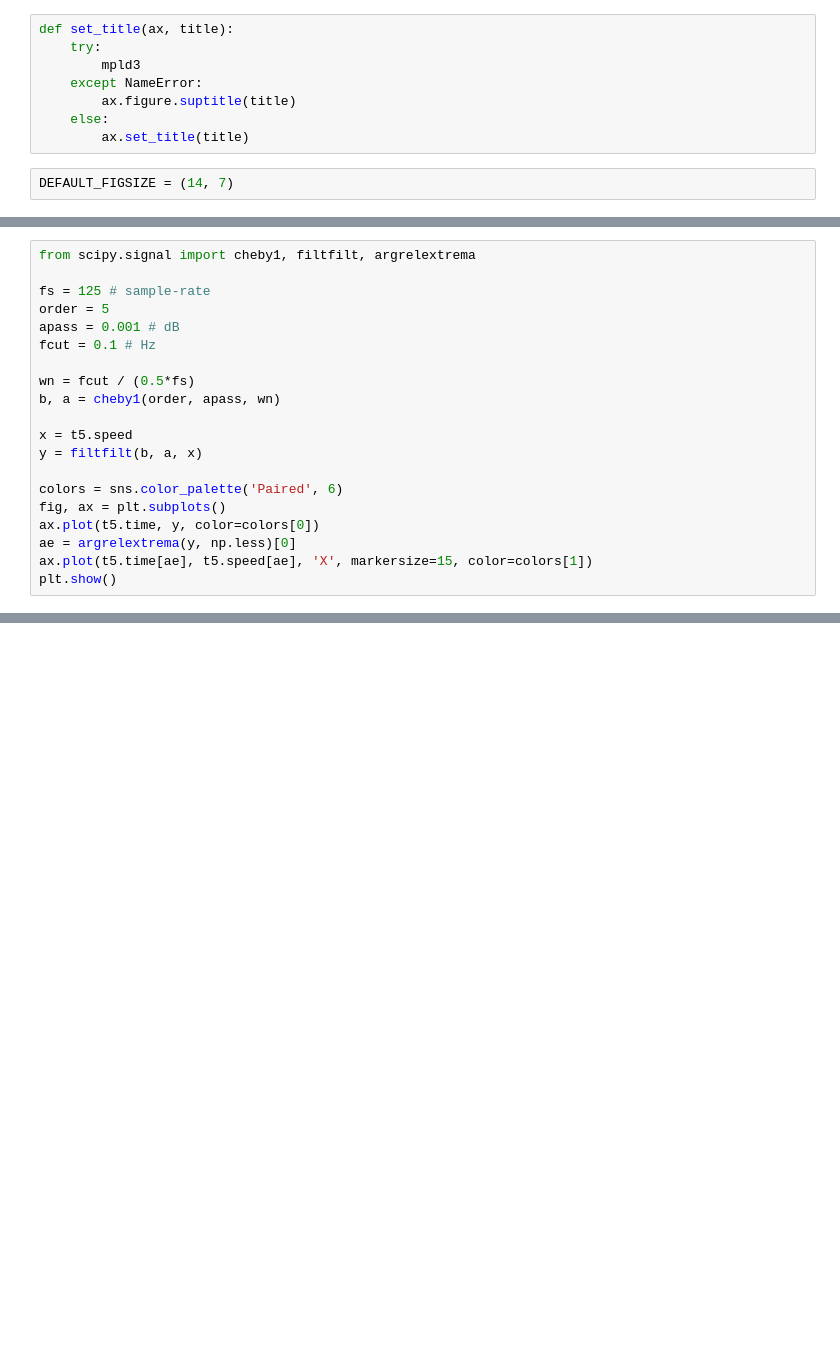
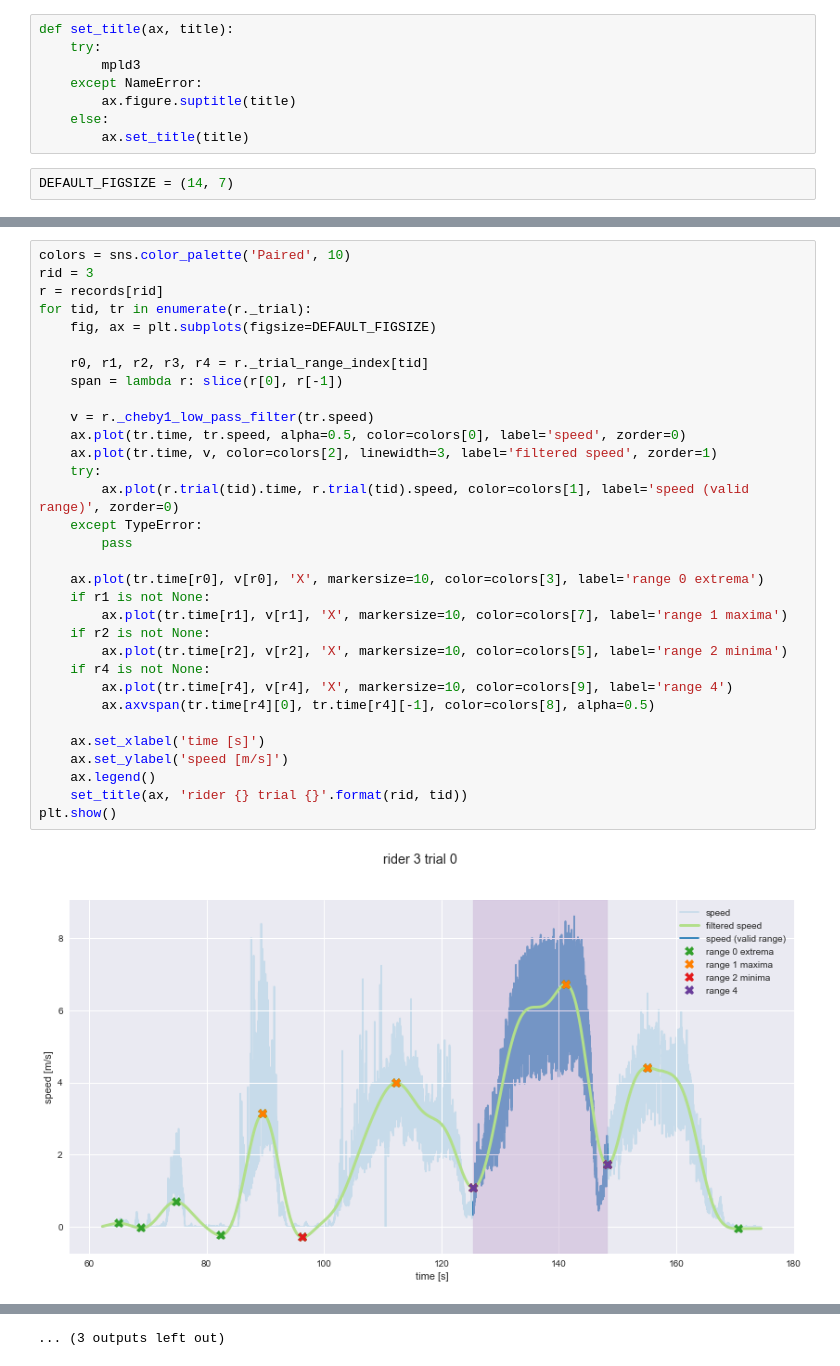
Before and after one commit to oliverlee/antlia, a Jupyter notebook: python/find_steer_event.ipynb, the cells around one changed output, grey strips where cells are left out. Drawn from its saved outputs; the diff is of its cells as text; blank space fills up the shorter version.

Commit message:
Fix trial ranges for rider 3, trial 0
Add special rule to fix calculation of range 4 for rider 3, trial 0.

```diff
--- a/python/find_steer_event.ipynb
+++ b/python/find_steer_event.ipynb
@@ -37,20 +37,0 @@ t5 = records[0].trials[5]
-# %%
-from scipy.signal import cheby1, filtfilt, argrelextrema
-
-fs = 125 # sample-rate
-order = 5
-apass = 0.001 # dB
-fcut = 0.1 # Hz
-
-wn = fcut / (0.5*fs)
-b, a = cheby1(order, apass, wn)
-
-x = t5.speed
-y = filtfilt(b, a, x)
-
-colors = sns.color_palette('Paired', 6)
-fig, ax = plt.subplots()
-ax.plot(t5.time, y, color=colors[0])
-ae = argrelextrema(y, np.less)[0]
-ax.plot(t5.time[ae], t5.speed[ae], 'X', markersize=15, color=colors[1])
-plt.show()
@@ -151,0 +38,34 @@ unable to determine valid range for rider 0 trial 1
+# %%
+colors = sns.color_palette('Paired', 10)
+rid = 3
+r = records[rid]
+for tid, tr in enumerate(r._trial):
+    fig, ax = plt.subplots(figsize=DEFAULT_FIGSIZE)
+
+    r0, r1, r2, r3, r4 = r._trial_range_index[tid]
+    span = lambda r: slice(r[0], r[-1])
+
+    v = r._cheby1_low_pass_filter(tr.speed)
+    ax.plot(tr.time, tr.speed, alpha=0.5, color=colors[0], label='speed', zorder=0)
+    ax.plot(tr.time, v, color=colors[2], linewidth=3, label='filtered speed', zorder=1)
+    try:
+        ax.plot(r.trial(tid).time, r.trial(tid).speed, color=colors[1], label='speed (valid range)', zorder=0)
+    except TypeError:
+        pass
+
+    ax.plot(tr.time[r0], v[r0], 'X', markersize=10, color=colors[3], label='range 0 extrema')
+    if r1 is not None:
+        ax.plot(tr.time[r1], v[r1], 'X', markersize=10, color=colors[7], label='range 1 maxima')
+    if r2 is not None:
+        ax.plot(tr.time[r2], v[r2], 'X', markersize=10, color=colors[5], label='range 2 minima')
+    if r4 is not None:
+        ax.plot(tr.time[r4], v[r4], 'X', markersize=10, color=colors[9], label='range 4')
+        ax.axvspan(tr.time[r4][0], tr.time[r4][-1], color=colors[8], alpha=0.5)
+
+    ax.set_xlabel('time [s]')
+    ax.set_ylabel('speed [m/s]')
+    ax.legend()
+    set_title(ax, 'rider {} trial {}'.format(rid, tid))
+plt.show()
+# %% [output]
+[figure, added]
@@ -151,0 +83 @@ unable to determine valid range for rider 0 trial 1
+... (3 outputs left out)
```
Also changed, not shown: parts of 7 cells of this notebook, 1 other file.
